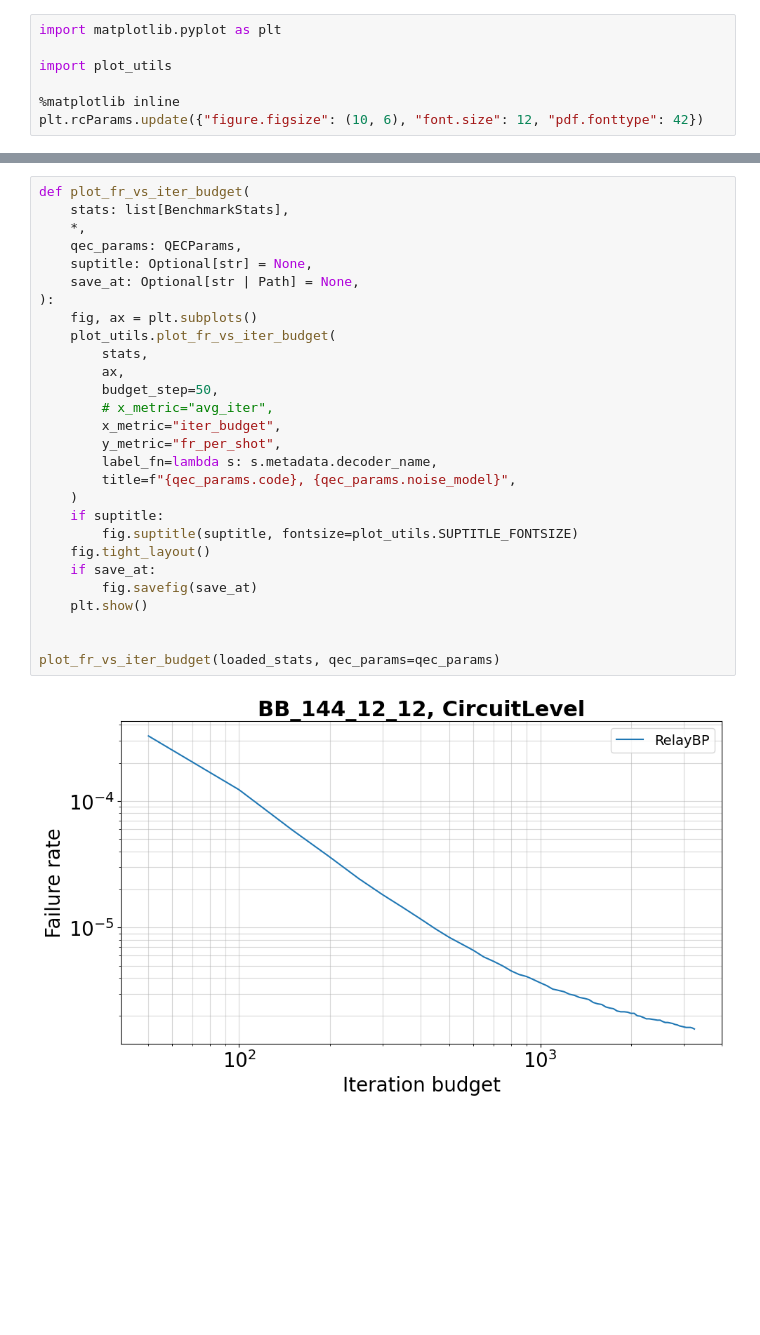
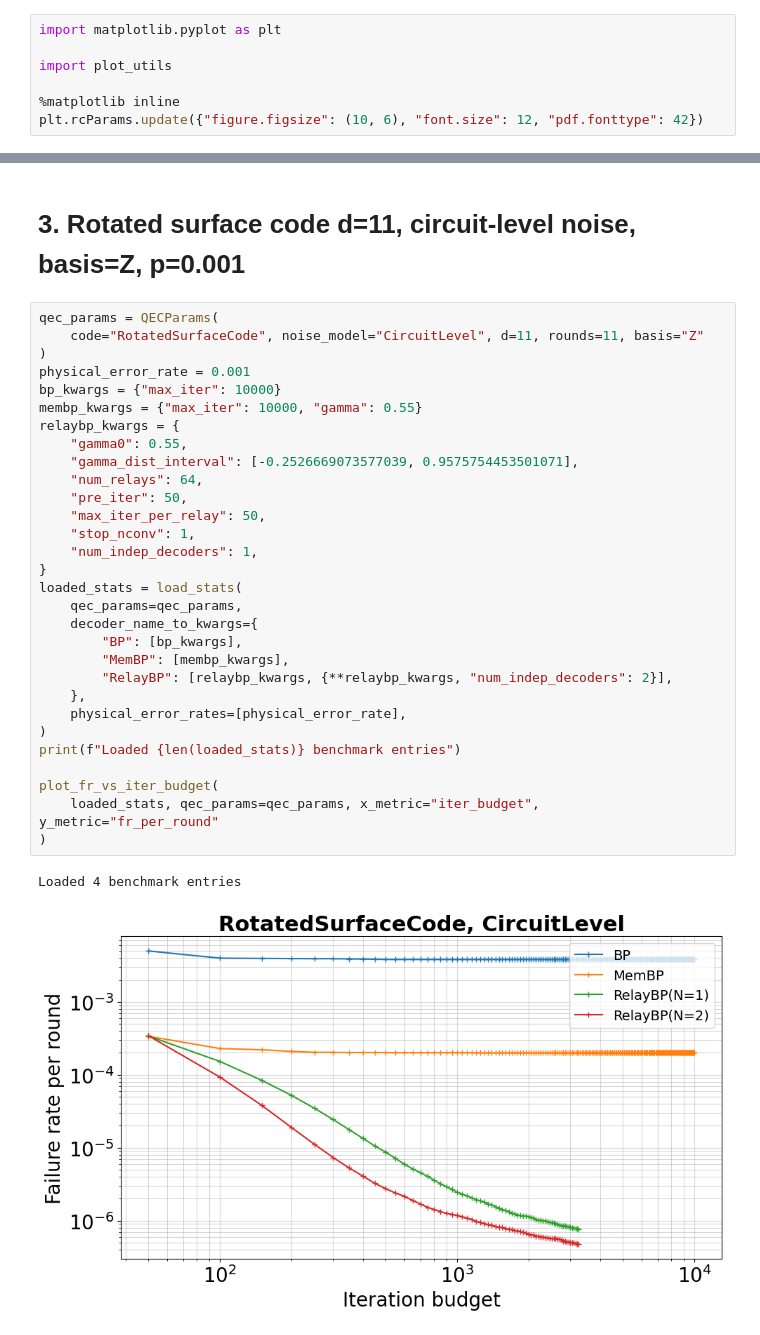
Before and after one commit to caoyingkang/QEC-decoder, a Jupyter notebook: benchmark-app/notebooks/accuracy_latency_tradeoff.ipynb, the cells around one changed output, grey strips where cells are left out. Saved outputs shown, nothing was run; the diff lists cells and outputs as text; blank space fills up the shorter version.

```diff
--- a/benchmark-app/notebooks/accuracy_latency_tradeoff.ipynb
+++ b/benchmark-app/notebooks/accuracy_latency_tradeoff.ipynb
@@ -86,30 +134,35 @@ Loaded 1 benchmark entries
-# %%
-def plot_fr_vs_iter_budget(
-    stats: list[BenchmarkStats],
-    *,
-    qec_params: QECParams,
-    suptitle: Optional[str] = None,
-    save_at: Optional[str | Path] = None,
-):
-    fig, ax = plt.subplots()
-    plot_utils.plot_fr_vs_iter_budget(
-        stats,
-        ax,
-        budget_step=50,
-        # x_metric="avg_iter",
-        x_metric="iter_budget",
-        y_metric="fr_per_shot",
-        label_fn=lambda s: s.metadata.decoder_name,
-        title=f"{qec_params.code}, {qec_params.noise_model}",
-    )
-    if suptitle:
-        fig.suptitle(suptitle, fontsize=plot_utils.SUPTITLE_FONTSIZE)
-    fig.tight_layout()
-    if save_at:
-        fig.savefig(save_at)
-    plt.show()
-
-
-plot_fr_vs_iter_budget(loaded_stats, qec_params=qec_params)
-# %% [output]
-[figure, removed]
+# %% [markdown]
+# 3. Rotated surface code d=11, circuit-level noise, basis=Z, p=0.001
+# %%
+qec_params = QECParams(
+    code="RotatedSurfaceCode", noise_model="CircuitLevel", d=11, rounds=11, basis="Z"
+)
+physical_error_rate = 0.001
+bp_kwargs = {"max_iter": 10000}
+membp_kwargs = {"max_iter": 10000, "gamma": 0.55}
+relaybp_kwargs = {
+    "gamma0": 0.55,
+    "gamma_dist_interval": [-0.2526669073577039, 0.9575754453501071],
+    "num_relays": 64,
+    "pre_iter": 50,
+    "max_iter_per_relay": 50,
+    "stop_nconv": 1,
+    "num_indep_decoders": 1,
+}
+loaded_stats = load_stats(
+    qec_params=qec_params,
+    decoder_name_to_kwargs={
+        "BP": [bp_kwargs],
+        "MemBP": [membp_kwargs],
+        "RelayBP": [relaybp_kwargs, {**relaybp_kwargs, "num_indep_decoders": 2}],
+    },
+    physical_error_rates=[physical_error_rate],
+)
+print(f"Loaded {len(loaded_stats)} benchmark entries")
+
+plot_fr_vs_iter_budget(
+    loaded_stats, qec_params=qec_params, x_metric="iter_budget", y_metric="fr_per_round"
+)
+# %% [output]
+Loaded 4 benchmark entries
+[figure, added]
```
Also changed, not shown: parts of 11 cells of this notebook, 1 other file.
